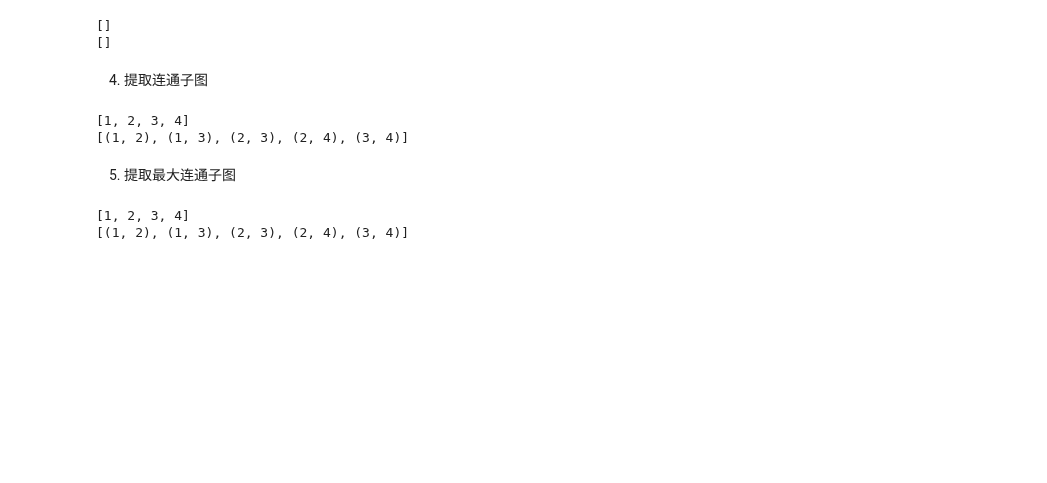
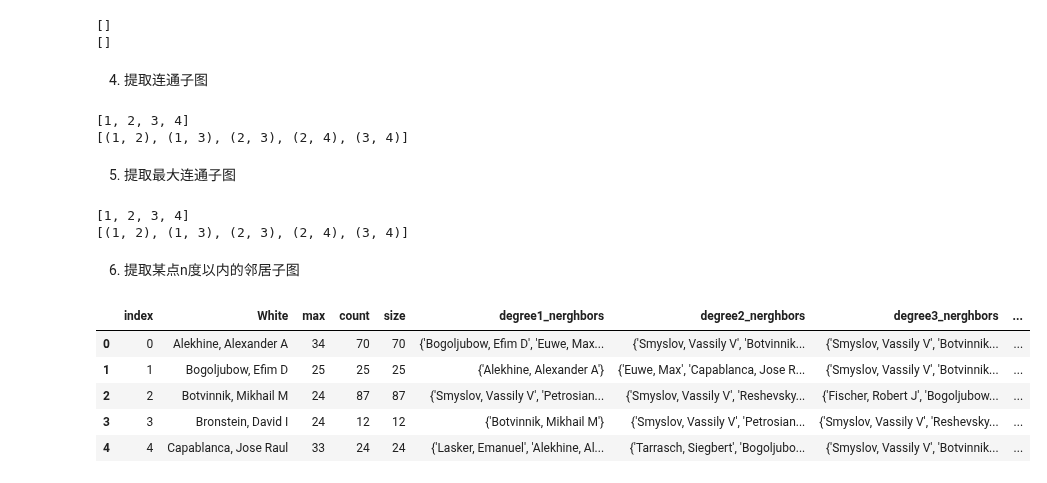
Before and after one commit to daiyipu/yiheng, a Jupyter notebook: network/network_compare.ipynb, the cells around one changed output. Drawn from its saved outputs; the diff is of its cells as text; code cells hidden in the pictures; blank space fills up the shorter version.

```diff
--- a/network/network_compare.ipynb
+++ b/network/network_compare.ipynb
@@ -248,3 +243,5 @@ print(subG_largest_connected.edges())
 # %% [output]
 [1, 2, 3, 4]
 [(1, 2), (1, 3), (2, 3), (2, 4), (3, 4)]
+# %% [markdown]
+6. 提取某点n度以内的邻居子图
@@ -250,0 +277,9 @@ print(subG_largest_connected.edges())
+# %%
+df_nodes.head()
+# %% [output]
+|  | index | White | max | count | size | degree1_nerghbors | degree2_nerghbors | degree3_nerghbors | ... |
+| 0 | 0 | Alekhine, Alexander A | 34 | 70 | 70 | {'Bogoljubow, Efim D', 'Euwe, Max... | {'Smyslov, Vassily V', 'Botvinnik... | {'Smyslov, Vassily V', 'Botvinnik... | ... |
+| 1 | 1 | Bogoljubow, Efim D | 25 | 25 | 25 | {'Alekhine, Alexander A'} | {'Euwe, Max', 'Capablanca, Jose R... | {'Smyslov, Vassily V', 'Botvinnik... | ... |
+| 2 | 2 | Botvinnik, Mikhail M | 24 | 87 | 87 | {'Smyslov, Vassily V', 'Petrosian... | {'Smyslov, Vassily V', 'Reshevsky... | {'Fischer, Robert J', 'Bogoljubow... | ... |
+| 3 | 3 | Bronstein, David I | 24 | 12 | 12 | {'Botvinnik, Mikhail M'} | {'Smyslov, Vassily V', 'Petrosian... | {'Smyslov, Vassily V', 'Reshevsky... | ... |
+| 4 | 4 | Capablanca, Jose Raul | 33 | 24 | 24 | {'Lasker, Emanuel', 'Alekhine, Al... | {'Tarrasch, Siegbert', 'Bogoljubo... | {'Smyslov, Vassily V', 'Botvinnik... | ... |
```
Also changed, not shown: parts of 5 cells of this notebook, 3 other files.
